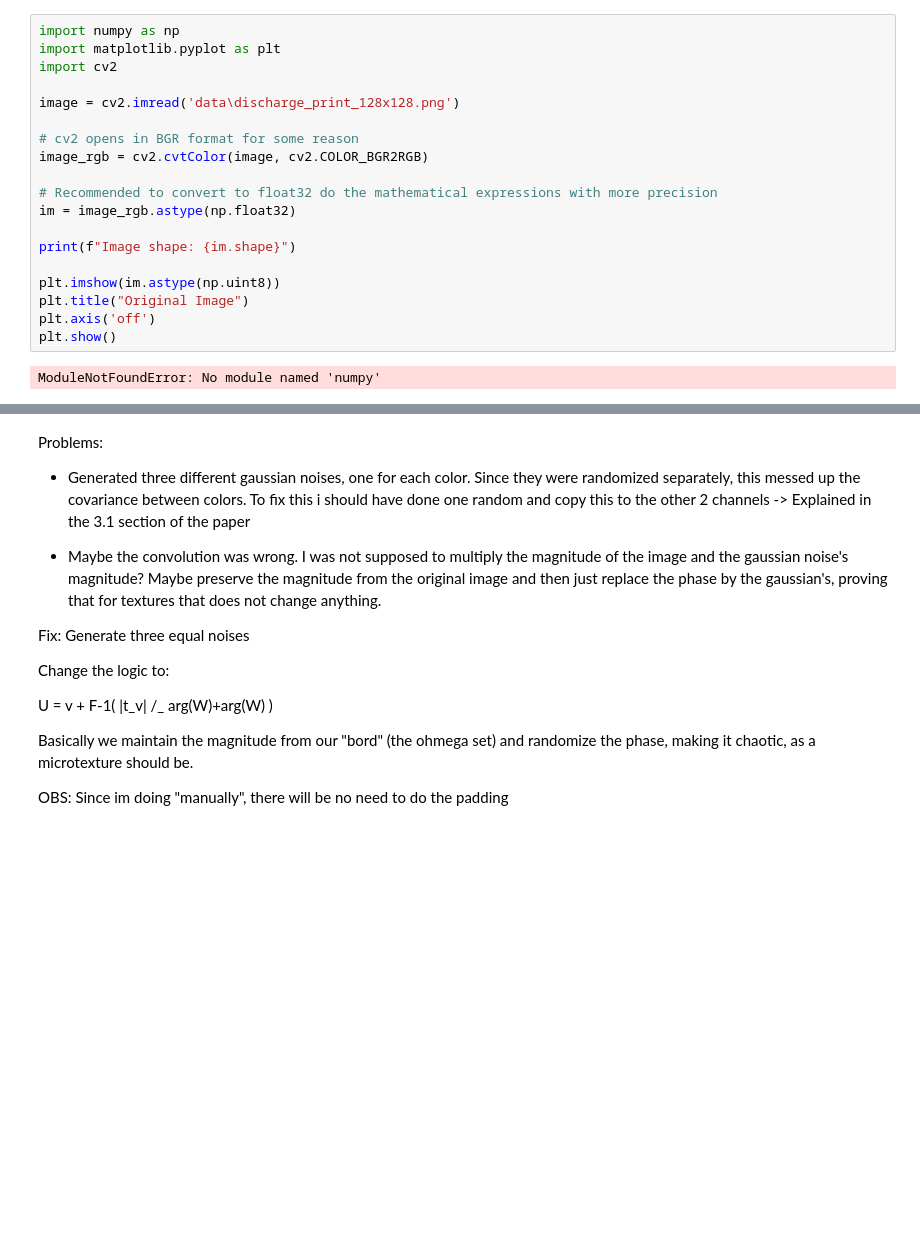
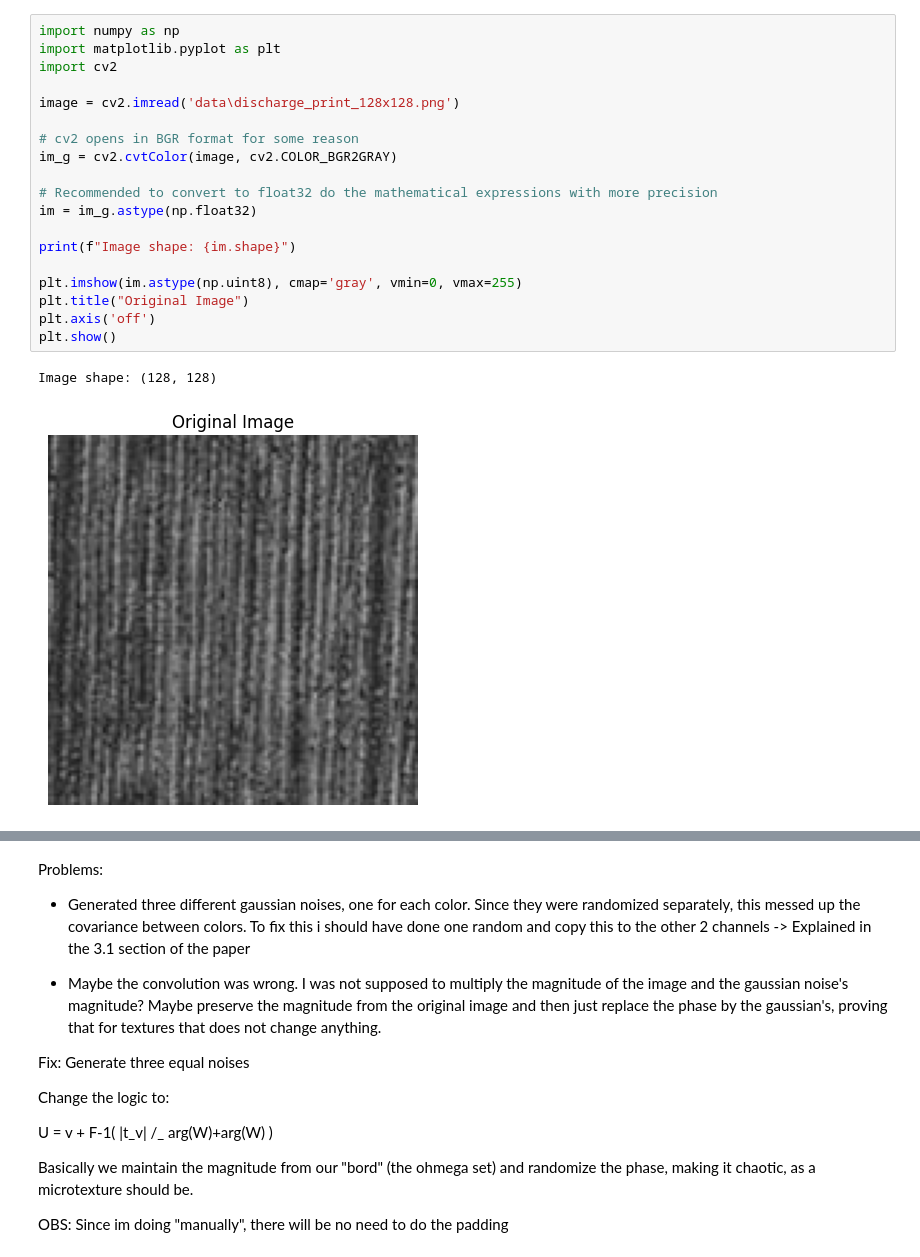
Before and after one commit to guilhermeRaibolt/gaussian-impainting, a Jupyter notebook: gaussian_sampling.ipynb, the cells around one changed output, grey strips where cells are left out. Saved outputs shown, nothing was run; the diff lists cells and outputs as text; blank space fills up the shorter version.

Commit message:
changing to gray scale

```diff
--- a/gaussian_sampling.ipynb
+++ b/gaussian_sampling.ipynb
@@ -5,21 +1,22 @@ Requirement already satisfied: numpy in c:\users\guief\anaconda3\lib\site-packag
 # %%
 import numpy as np
 import matplotlib.pyplot as plt
 import cv2
 
 image = cv2.imread('data\discharge_print_128x128.png')
 
 # cv2 opens in BGR format for some reason
-image_rgb = cv2.cvtColor(image, cv2.COLOR_BGR2RGB)
+im_g = cv2.cvtColor(image, cv2.COLOR_BGR2GRAY)
 
 # Recommended to convert to float32 do the mathematical expressions with more precision
-im = image_rgb.astype(np.float32)
+im = im_g.astype(np.float32)
 
 print(f"Image shape: {im.shape}")
 
-plt.imshow(im.astype(np.uint8))
+plt.imshow(im.astype(np.uint8), cmap='gray', vmin=0, vmax=255)
 plt.title("Original Image")
 plt.axis('off')
 plt.show()
 # %% [output]
-ModuleNotFoundError: No module named 'numpy'
+Image shape: (128, 128)
+[figure, added]
```
Also changed, not shown: parts of 30 cells of this notebook.
